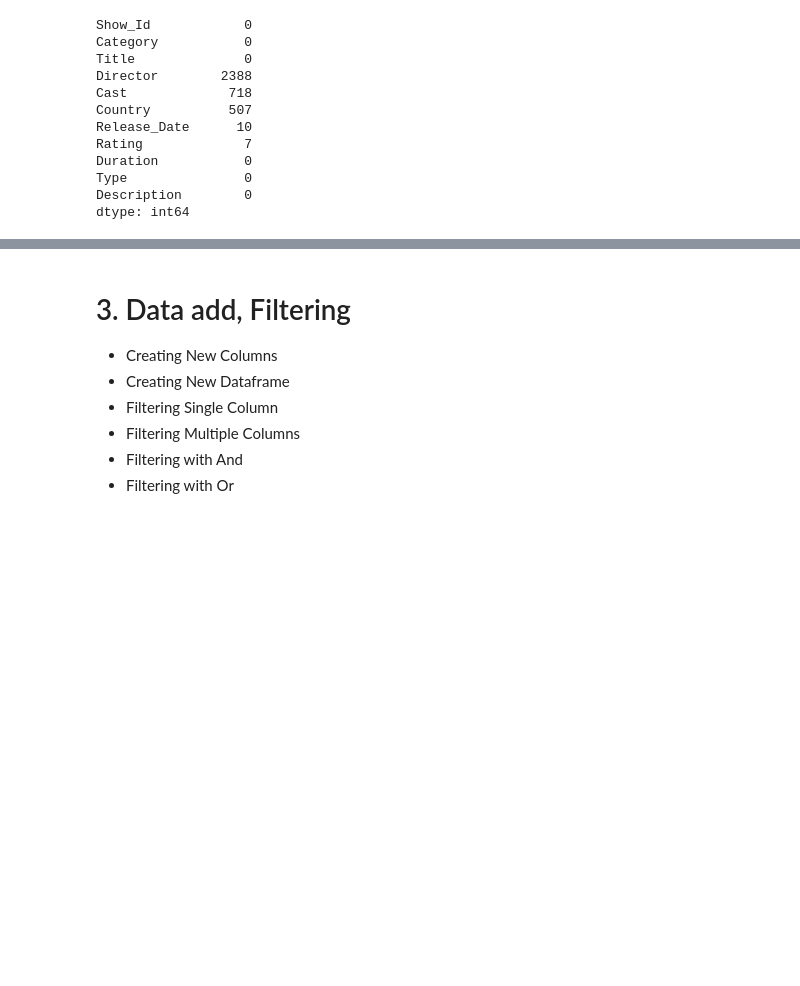
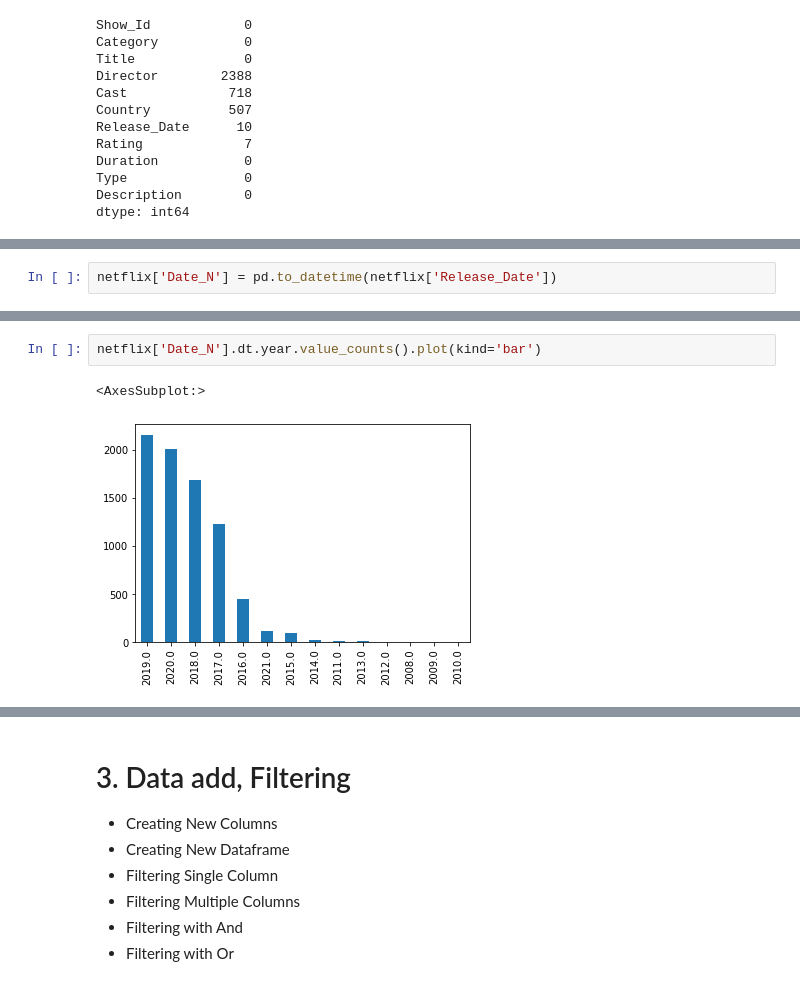
Before and after one commit to Jay-Jun123/DA_Project, a Jupyter notebook: Netflex/netflex.ipynb, the cells around one changed output, grey strips where cells are left out. Cells and saved outputs as stored; diff of their text form; blank space fills up the shorter version.

```diff
--- a/Netflex/netflex.ipynb
+++ b/Netflex/netflex.ipynb
@@ -218,0 +261,2 @@ dtype: int64
+# %%
+netflix['Date_N'] = pd.to_datetime(netflix['Release_Date'])
@@ -218,0 +281,5 @@ dtype: int64
+# %%
+netflix['Date_N'].dt.year.value_counts().plot(kind='bar')
+# %% [output]
+<AxesSubplot:>
+[figure, added]
```
Also changed, not shown: parts of 13 cells of this notebook.
